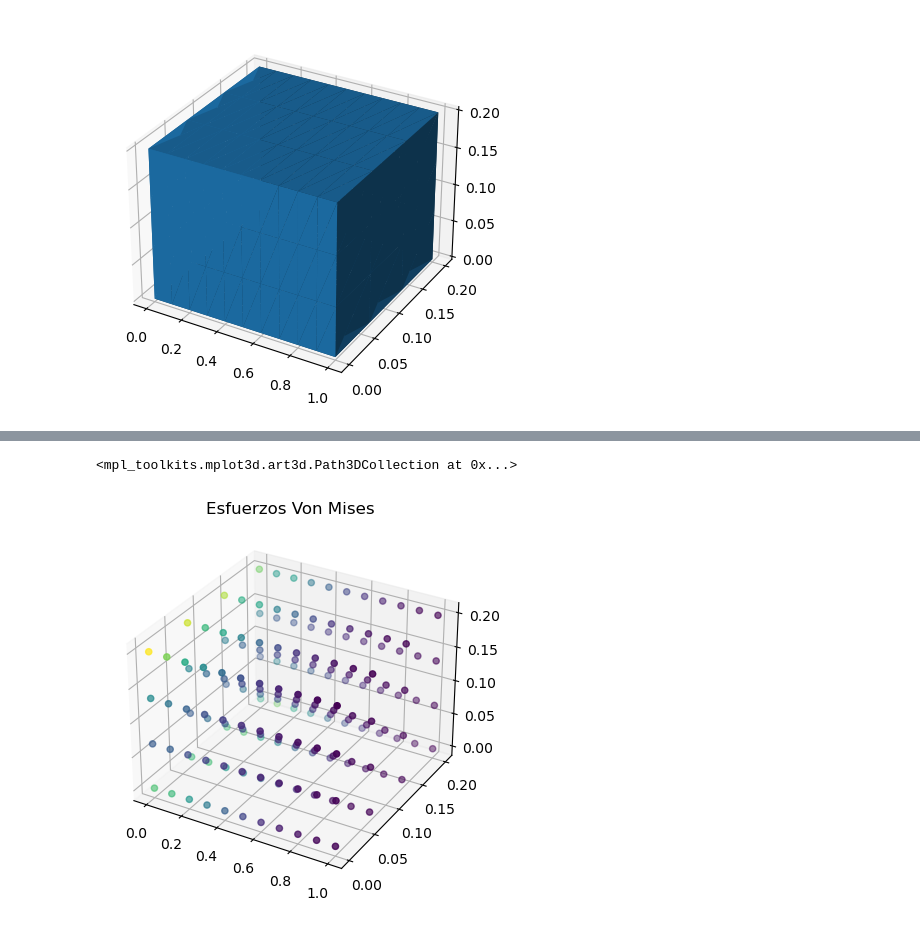
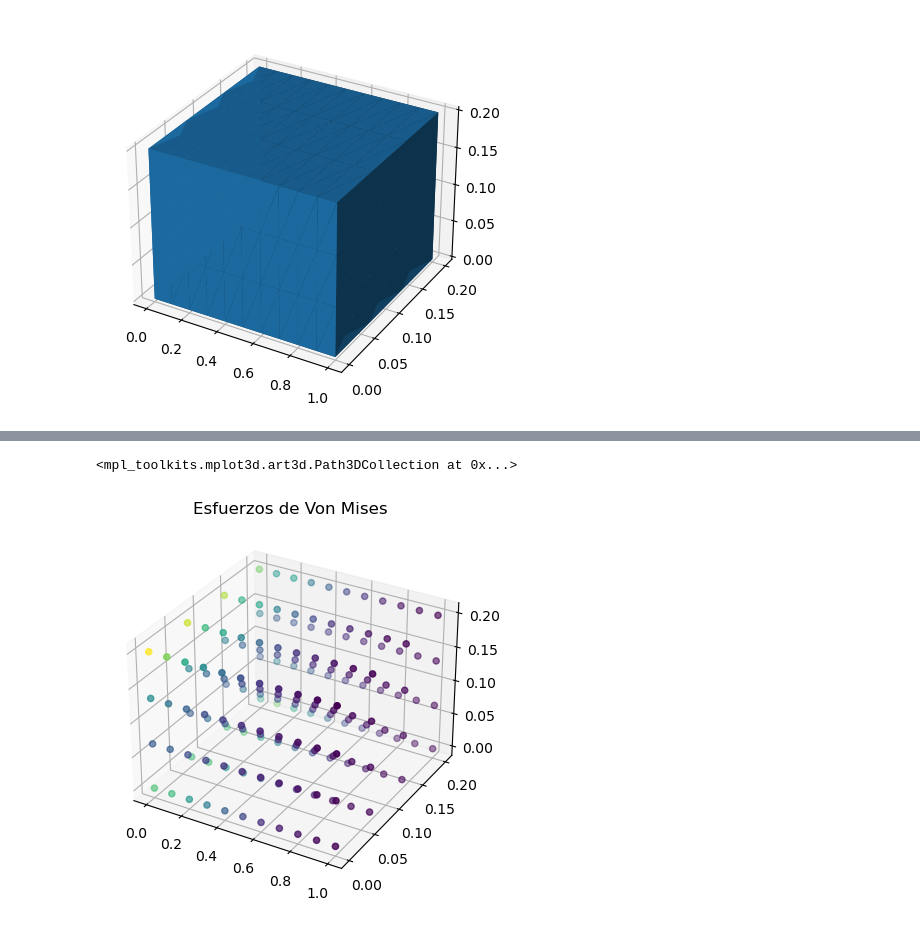
Before and after one commit to af-ayala/Numerical, a Jupyter notebook: Fenics/elasticidad_jupyter.ipynb, the cells around one changed output, grey strips where cells are left out. Cells and saved outputs as stored; diff of their text form; code cells hidden in the pictures.

```diff
--- a/Fenics/elasticidad_jupyter.ipynb
+++ b/Fenics/elasticidad_jupyter.ipynb
@@ -60,11 +81,12 @@ plot(u_sol)
 # %%
-# Plot stress
+# Gráfico de los esfuerzos
 s = sigma(u_sol) - (1./3)*tr(sigma(u_sol))*Identity(d)
 von_Mises = sqrt(3./2*inner(s, s))
+
 V = FunctionSpace(mesh, 'P', 1)
 von_Mises = project(von_Mises, V)
-plot(von_Mises, title='Esfuerzos Von Mises')
+plot(von_Mises, title='Esfuerzos de Von Mises')
 # %% [output]
 <mpl_toolkits.mplot3d.art3d.Path3DCollection at 0x...>
-[figure, old version]
+[figure, new version]
 # %%
```
Also changed, not shown: parts of 8 cells of this notebook.
